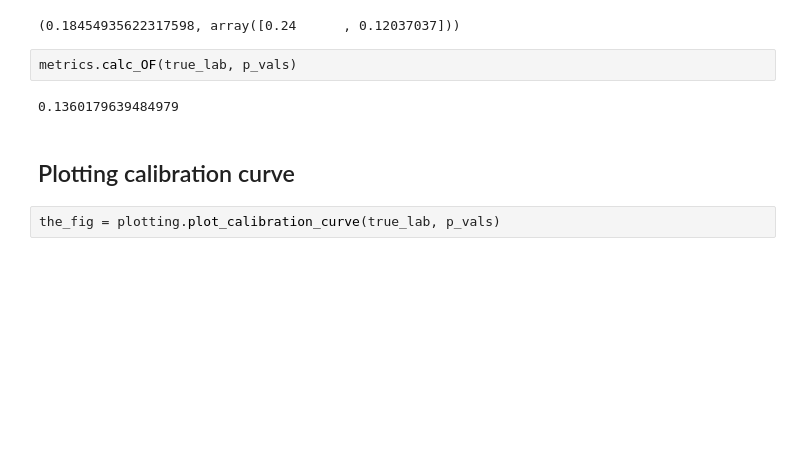
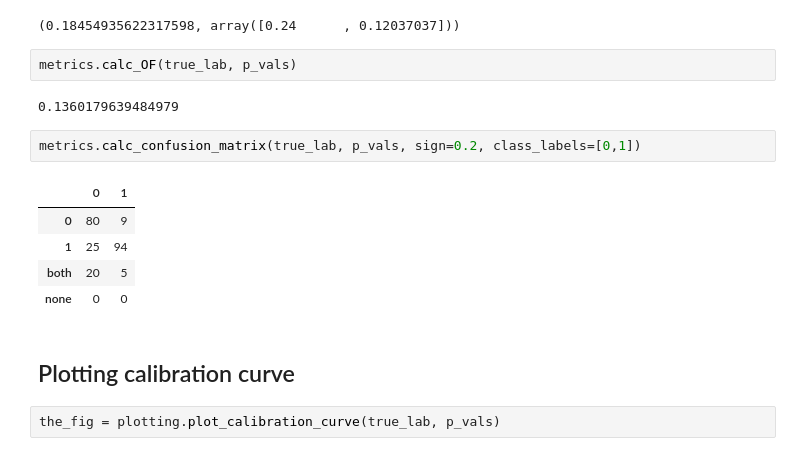
Before and after one commit to pharmbio/plot_utils, a Jupyter notebook: python/User_guide_plotting.ipynb, the cells around one changed output. Cells and saved outputs as stored; diff of their text form; blank space fills up the shorter version.

Commit message:
Calc confusion matrix

```diff
--- a/python/User_guide_plotting.ipynb
+++ b/python/User_guide_plotting.ipynb
@@ -43,6 +58,14 @@ metrics.calc_error_rate(true_lab, p_vals, sign=0.25)
 metrics.calc_OF(true_lab, p_vals)
 # %% [output]
 0.1360179639484979
+# %%
+metrics.calc_confusion_matrix(true_lab, p_vals, sign=0.2, class_labels=[0,1])
+# %% [output]
+|  | 0 | 1 |
+| 0 | 80 | 9 |
+| 1 | 25 | 94 |
+| both | 20 | 5 |
+| none | 0 | 0 |
 # %% [markdown]
 ## Plotting calibration curve
 # %%
```
Also changed, not shown: parts of 1 cell of this notebook, 2 other files.
